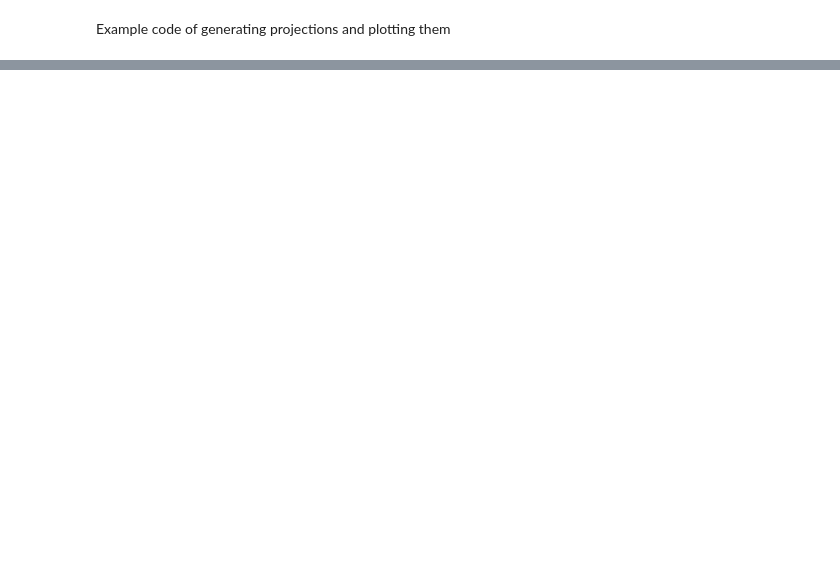
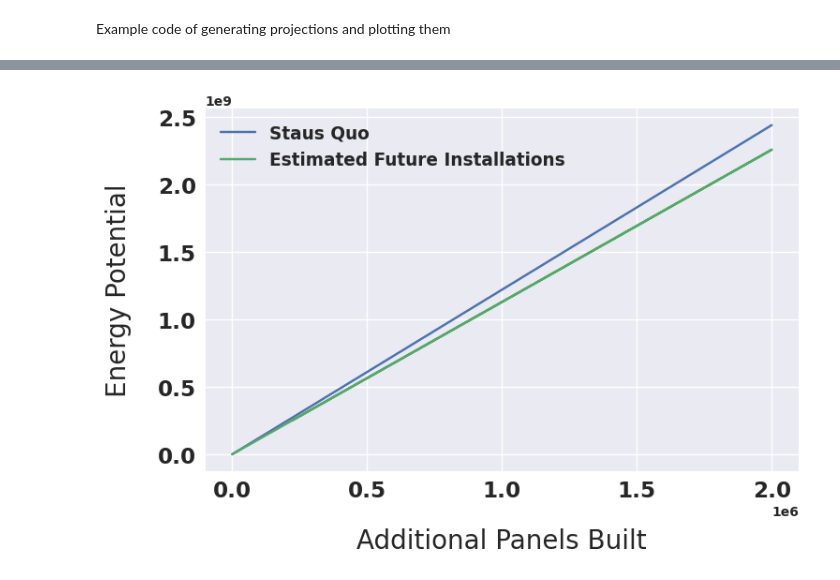
Before and after one commit to coopersigrist/SunSight, a Jupyter notebook: Examples/Projections.ipynb, the cells around one changed output, grey strips where cells are left out. Saved outputs shown, nothing was run; the diff lists cells and outputs as text; code cells hidden in the pictures; blank space fills up the shorter version.

```diff
--- a/Examples/Projections.ipynb
+++ b/Examples/Projections.ipynb
@@ -25,0 +42,4 @@ Creating Greedy Low Median Income Projection
+# %%
+plot_projections(projections, objective="Energy Potential", fontsize=20)
+# %% [output]
+[figure, added]
```
Also changed, not shown: parts of 5 cells of this notebook, 29 other files.
